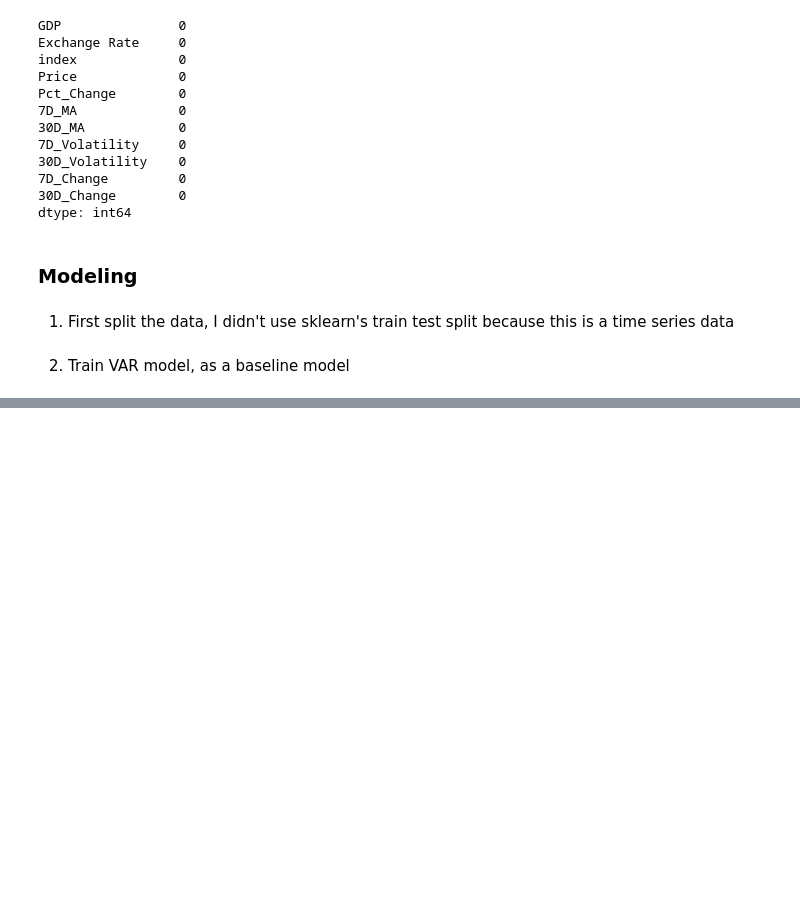
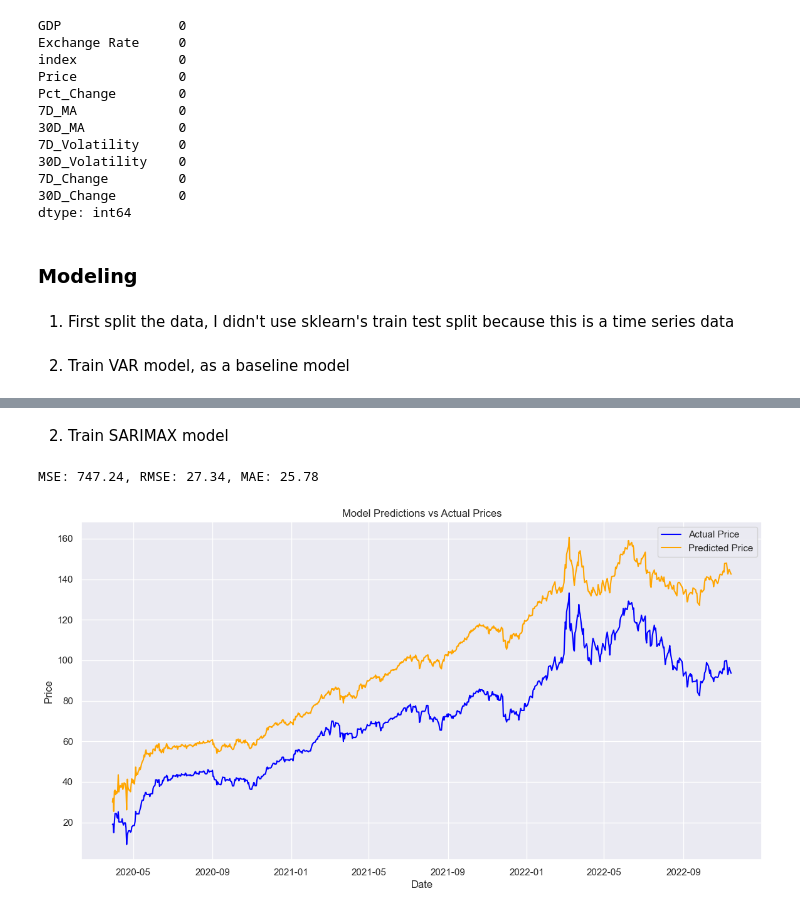
Before and after one commit to WildCayote/Brent-Oil-Market-Dynamics, a Jupyter notebook: notebooks/modeling.ipynb, the cells around one changed output, grey strips where cells are left out. Drawn from its saved outputs; the diff is of its cells as text; code cells hidden in the pictures; blank space fills up the shorter version.

Commit message:
Feat: Trained SARIMAX model

```diff
--- a/notebooks/modeling.ipynb
+++ b/notebooks/modeling.ipynb
@@ -120,0 +108,11 @@ MSE: 461.9293015010971, RMSE: 21.492540601359746, MAE: 18.715249919369782
+# %% [markdown]
+2) Train SARIMAX model
+# %%
+# initialize the model
+sarimax_model = SARIMAX(train=train, test=test)
+
+# train the model
+predictions = sarimax_model.train_model()
+# %% [output]
+MSE: 747.24, RMSE: 27.34, MAE: 25.78
+[figure, added]
```
Also changed, not shown: parts of 2 cells of this notebook, 1 other file.
